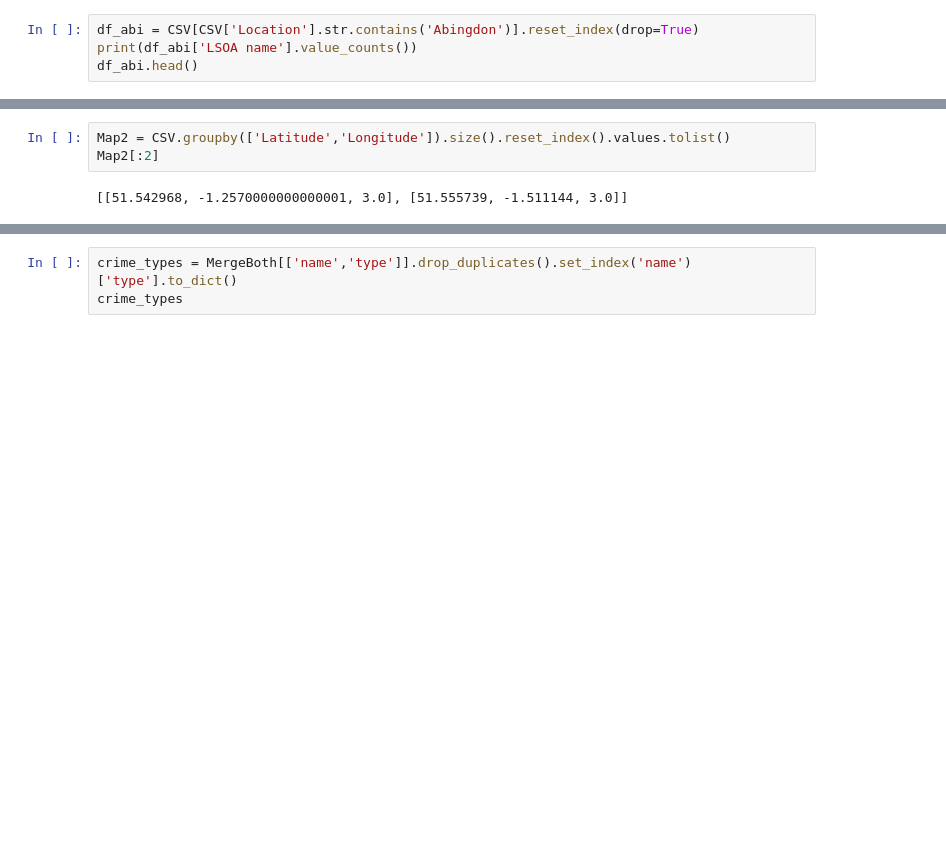
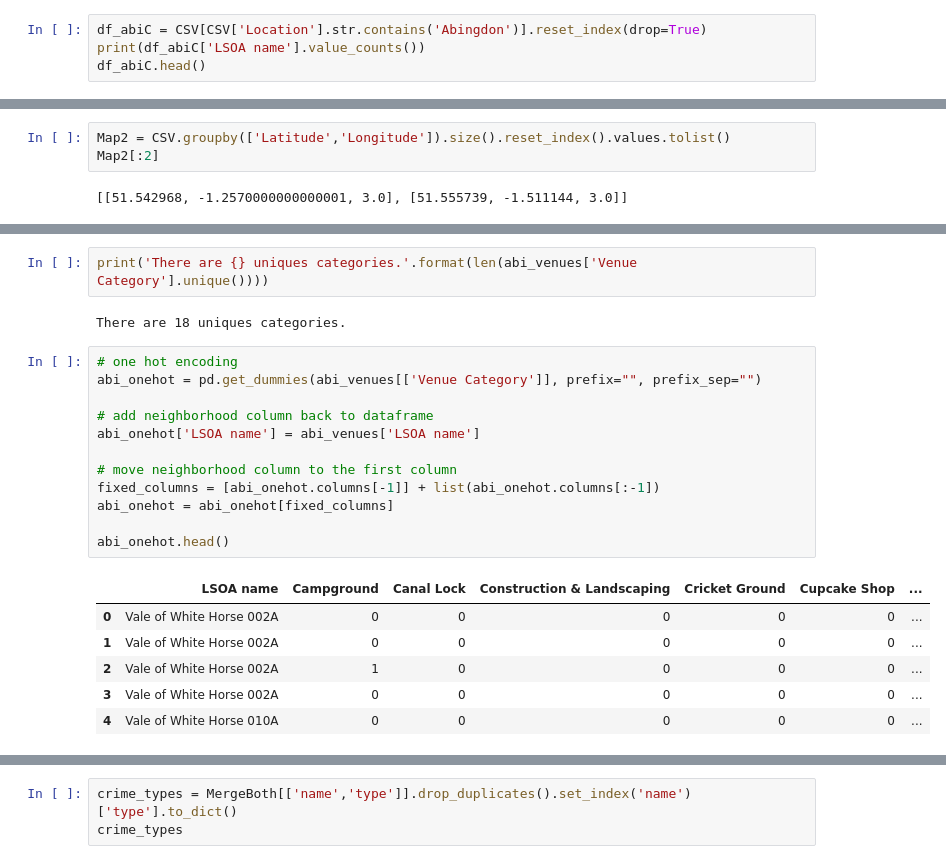
Before and after one commit to zbita/Coursera_Capstone, a Jupyter notebook: CrimeOxfordV03.ipynb, the cells around one changed output, grey strips where cells are left out. Drawn from its saved outputs; the diff is of its cells as text; blank space fills up the shorter version.

```diff
--- a/CrimeOxfordV03.ipynb
+++ b/CrimeOxfordV03.ipynb
@@ -25,9 +27,9 @@ CSV.head()
 | 3 | cdb82cca5ab21305455295afad2e04a4f... | 2019-08 | Thames Valley Police | Thames Valley Police | -1.307831 | 51.741359 | On or near Barn Close | E01028710 | Vale of White Horse 001C | ... |
 | 4 | f94e1c275753292c47a748c7241c75beb... | 2019-08 | Thames Valley Police | Thames Valley Police | -1.308480 | 51.742487 | On or near Delamare Way | E01028710 | Vale of White Horse 001C | ... |
 # %%
-df_abi = CSV[CSV['Location'].str.contains('Abingdon')].reset_index(drop=True)
-print(df_abi['LSOA name'].value_counts())
-df_abi.head()
+df_abiC = CSV[CSV['Location'].str.contains('Abingdon')].reset_index(drop=True)
+print(df_abiC['LSOA name'].value_counts())
+df_abiC.head()
 # %% [output]
 Vale of White Horse 002A    12
 Vale of White Horse 010C    12
@@ -147,0 +294,23 @@ m2
+# %%
+print('There are {} uniques categories.'.format(len(abi_venues['Venue Category'].unique())))
+# %% [output]
+There are 18 uniques categories.
+# %%
+# one hot encoding
+abi_onehot = pd.get_dummies(abi_venues[['Venue Category']], prefix="", prefix_sep="")
+
+# add neighborhood column back to dataframe
+abi_onehot['LSOA name'] = abi_venues['LSOA name']
+
+# move neighborhood column to the first column
+fixed_columns = [abi_onehot.columns[-1]] + list(abi_onehot.columns[:-1])
+abi_onehot = abi_onehot[fixed_columns]
+
+abi_onehot.head()
+# %% [output]
+|  | LSOA name | Campground | Canal Lock | Construction & Landscaping | Cricket Ground | Cupcake Shop | ... |
+| 0 | Vale of White Horse 002A | 0 | 0 | 0 | 0 | 0 | ... |
+| 1 | Vale of White Horse 002A | 0 | 0 | 0 | 0 | 0 | ... |
+| 2 | Vale of White Horse 002A | 1 | 0 | 0 | 0 | 0 | ... |
+| 3 | Vale of White Horse 002A | 0 | 0 | 0 | 0 | 0 | ... |
+| 4 | Vale of White Horse 010A | 0 | 0 | 0 | 0 | 0 | ... |
```
Also changed, not shown: parts of 36 cells of this notebook, 5 other files.
